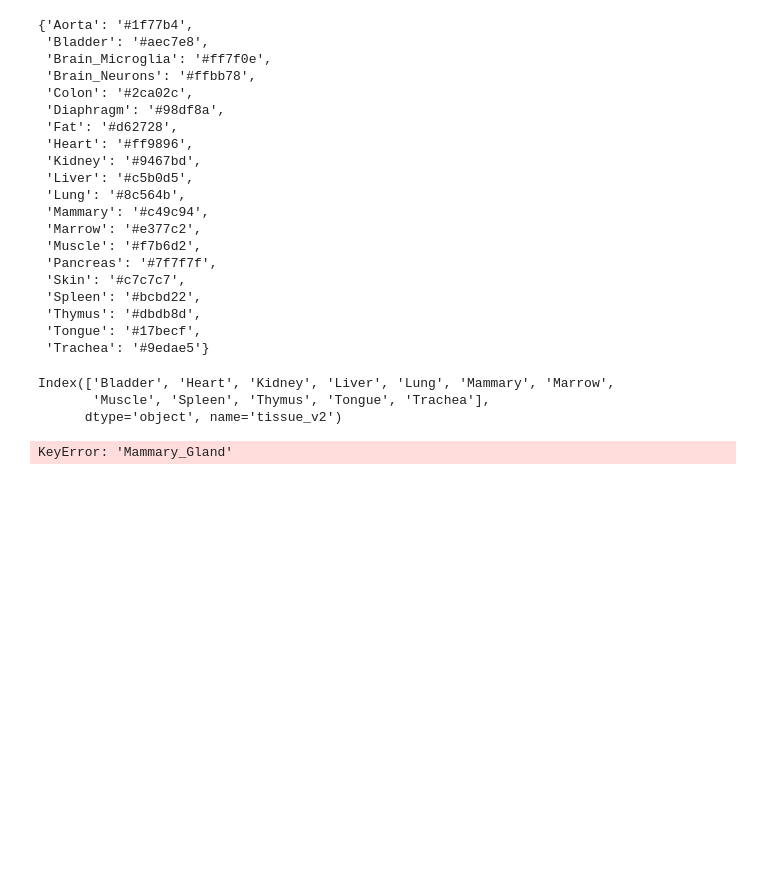
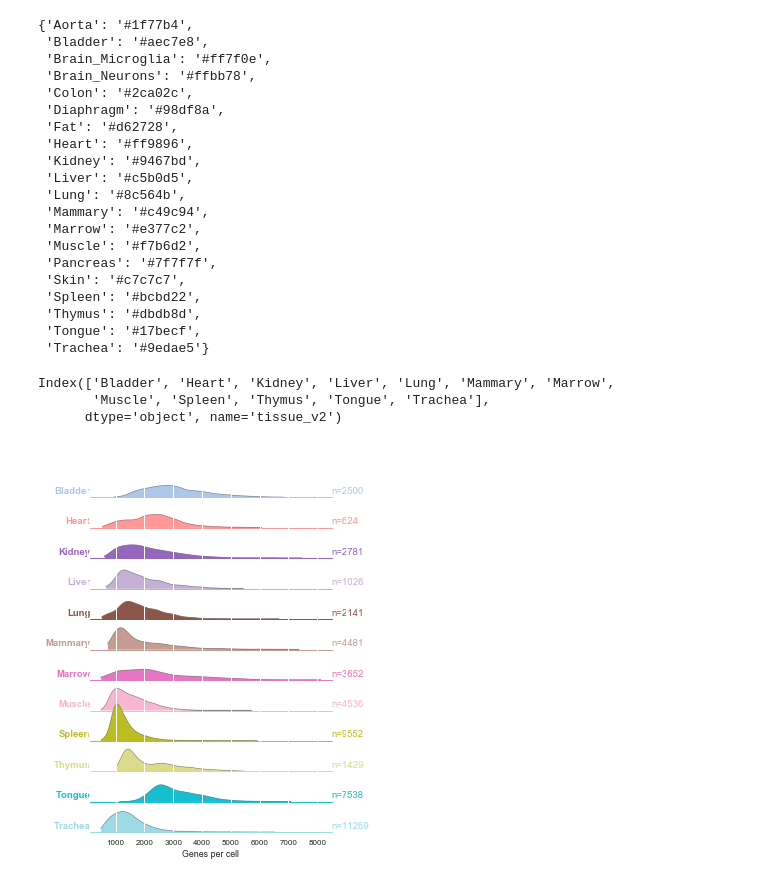
Before and after one commit to czbiohub-sf/maca, a Jupyter notebook: notebooks/025_number_cells_genes_reads_barplots_10x.ipynb, the cells around one changed output. Drawn from its saved outputs; the diff is of its cells as text; code cells hidden in the pictures; blank space fills up the shorter version.

```diff
--- a/notebooks/025_number_cells_genes_reads_barplots_10x.ipynb
+++ b/notebooks/025_number_cells_genes_reads_barplots_10x.ipynb
@@ -207,14 +206,24 @@ Index(['Bladder', 'Heart', 'Kidney', 'Liver', 'Lung', 'Mammary', 'Marrow',
        'Muscle', 'Spleen', 'Thymus', 'Tongue', 'Trachea'],
       dtype='object', name='tissue_v2')
 # %%
-kwargs = dict(data=nreads_ngenes, row='tissue',
+kwargs = dict(data=nreads_ngenes, row='tissue', kdeplot_kws=dict(zorder=-1),
                row_order=tissues, palette=colors, xlabel_suffix='')
 # %%
 g = hm.horizonplot(x='nGene', **kwargs)
 g.set_xlabels('Genes per cell')
+
 for ax in g.axes.flatten():
+    # Add white gridlines
+    xticks = ax.get_xticks()
+    xmin, xmax, ymin, ymax = ax.axis()
+    ax.vlines(xticks, ymin, 1.2*ymax, color='white', clip_on=False, linewidth=1)
+    ax.set(xlim=(xmin, xmax), ylim=(ymin, ymax))
+
+    # Remove ticklabels except for last row
     if not ax.is_last_row():
-        ax.set(xticks=[])
-g.savefig(f'{figure1_folder}/horizonplot_genes_per_cell.pdf')
+        plt.setp(ax.get_xticklabels(), visible=False)
+
+
+g.savefig(f'{figure1_folder}/horizonplot_genes_per_cell.pdf', bbox_inches='tight')
 # %% [output]
-KeyError: 'Mammary_Gland'
+[figure, added]
```
Also changed, not shown: parts of 11 cells of this notebook, 5 other files.
